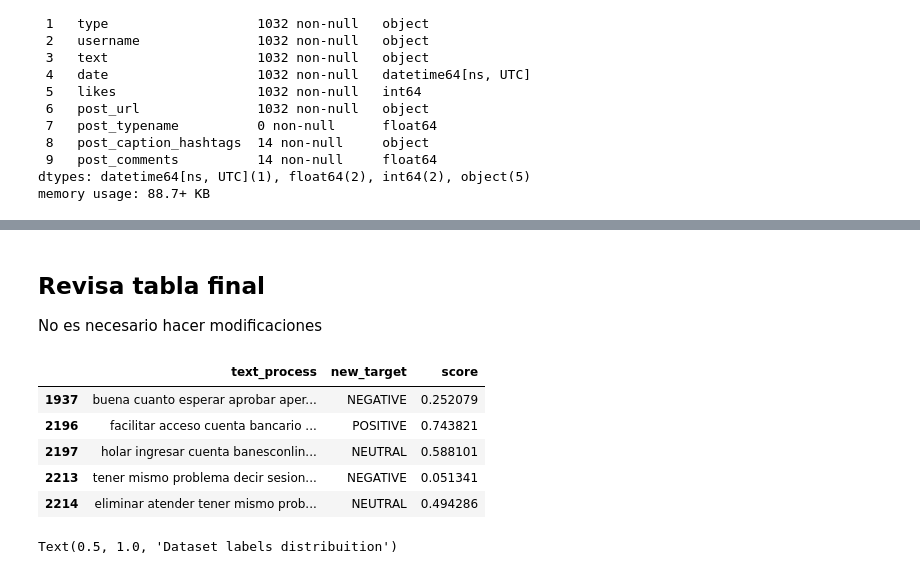
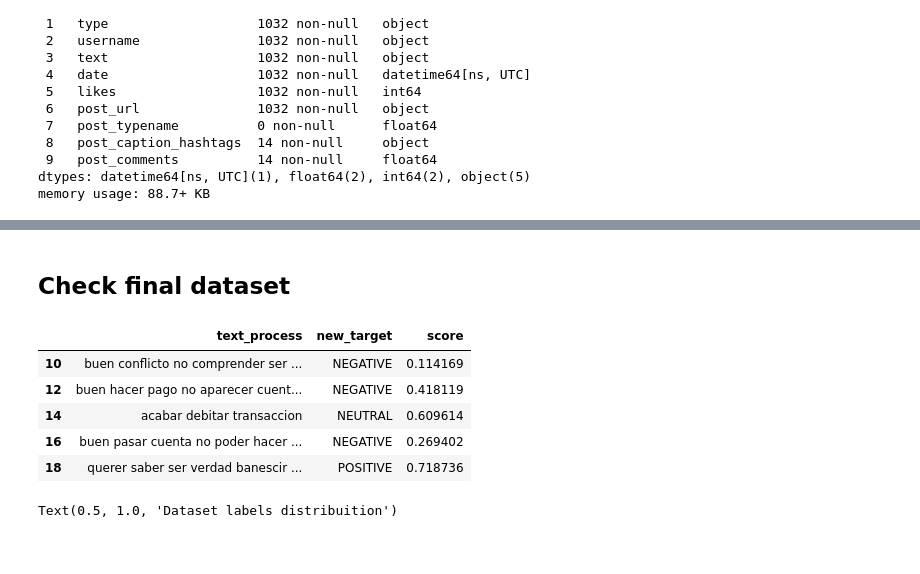
Before and after one commit to perlacueto/Feeling_Analysis, a Jupyter notebook: Clasificador_Sentimiento.ipynb, the cells around one changed output, grey strips where cells are left out. Drawn from its saved outputs; the diff is of its cells as text; code cells hidden in the pictures.

```diff
--- a/Clasificador_Sentimiento.ipynb
+++ b/Clasificador_Sentimiento.ipynb
@@ -436,15 +413,14 @@ df = agrega_procesa_clasifica(df, True) #Escribe el modo
-# %% [markdown]
-## Revisa tabla final
-No es necesario hacer modificaciones
+# %% [markdown]
+## Check final dataset
 # %%
-df[['text_process','new_target','score']].tail()
+df[['text_process','new_target','score']].head()
 # %% [output]
 |  | text_process | new_target | score |
-| 1937 | buena cuanto esperar aprobar aper... | NEGATIVE | 0.252079 |
-| 2196 | facilitar acceso cuenta bancario ... | POSITIVE | 0.743821 |
-| 2197 | holar ingresar cuenta banesconlin... | NEUTRAL | 0.588101 |
-| 2213 | tener mismo problema decir sesion... | NEGATIVE | 0.051341 |
-| 2214 | eliminar atender tener mismo prob... | NEUTRAL | 0.494286 |
+| 10 | buen conflicto no comprender ser ... | NEGATIVE | 0.114169 |
+| 12 | buen hacer pago no aparecer cuent... | NEGATIVE | 0.418119 |
+| 14 | acabar debitar transaccion | NEUTRAL | 0.609614 |
+| 16 | buen pasar cuenta no poder hacer ... | NEGATIVE | 0.269402 |
+| 18 | querer saber ser verdad banescir ... | POSITIVE | 0.718736 |
 # %%
 target_cnt = Counter(df.new_target)
 
```
Also changed, not shown: parts of 29 cells of this notebook.
